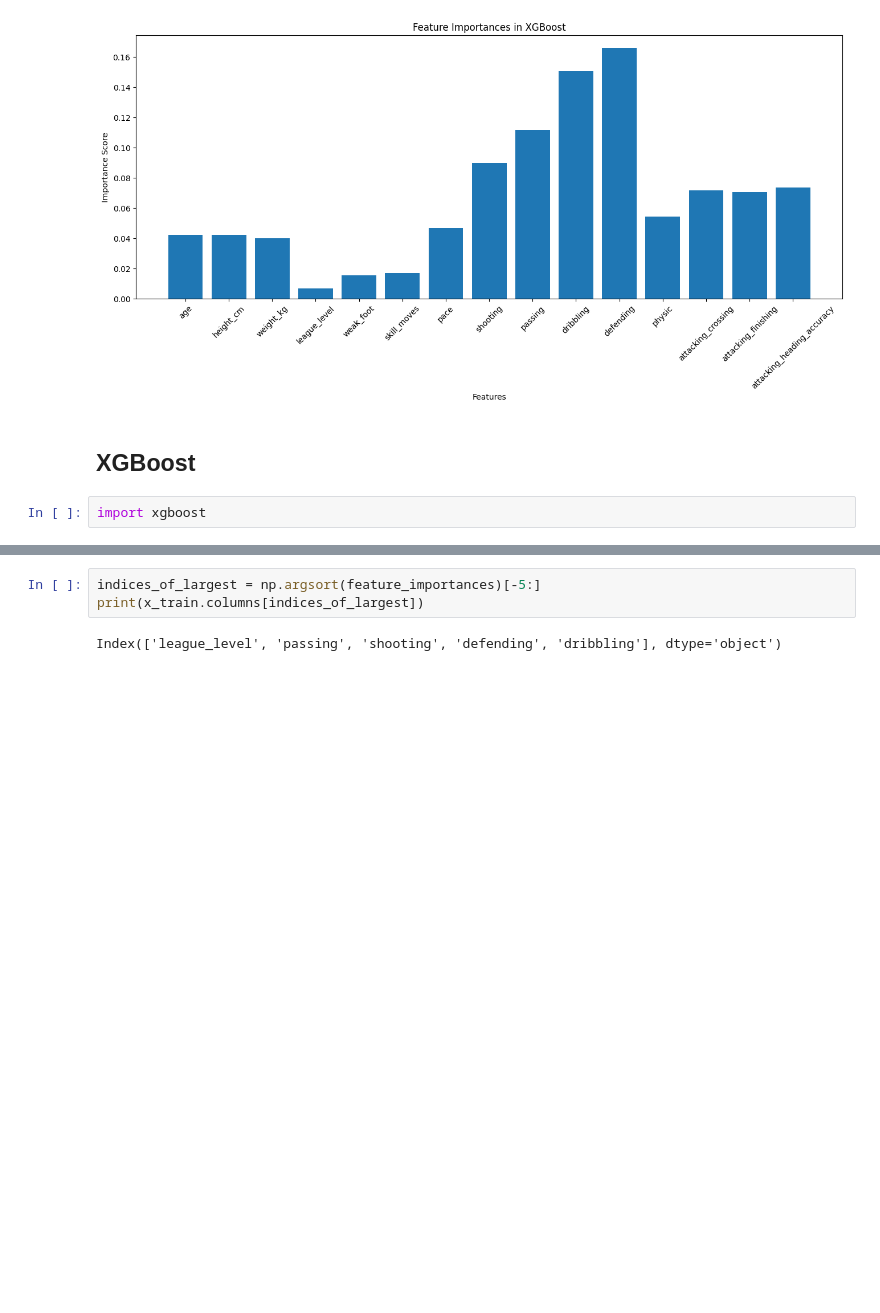
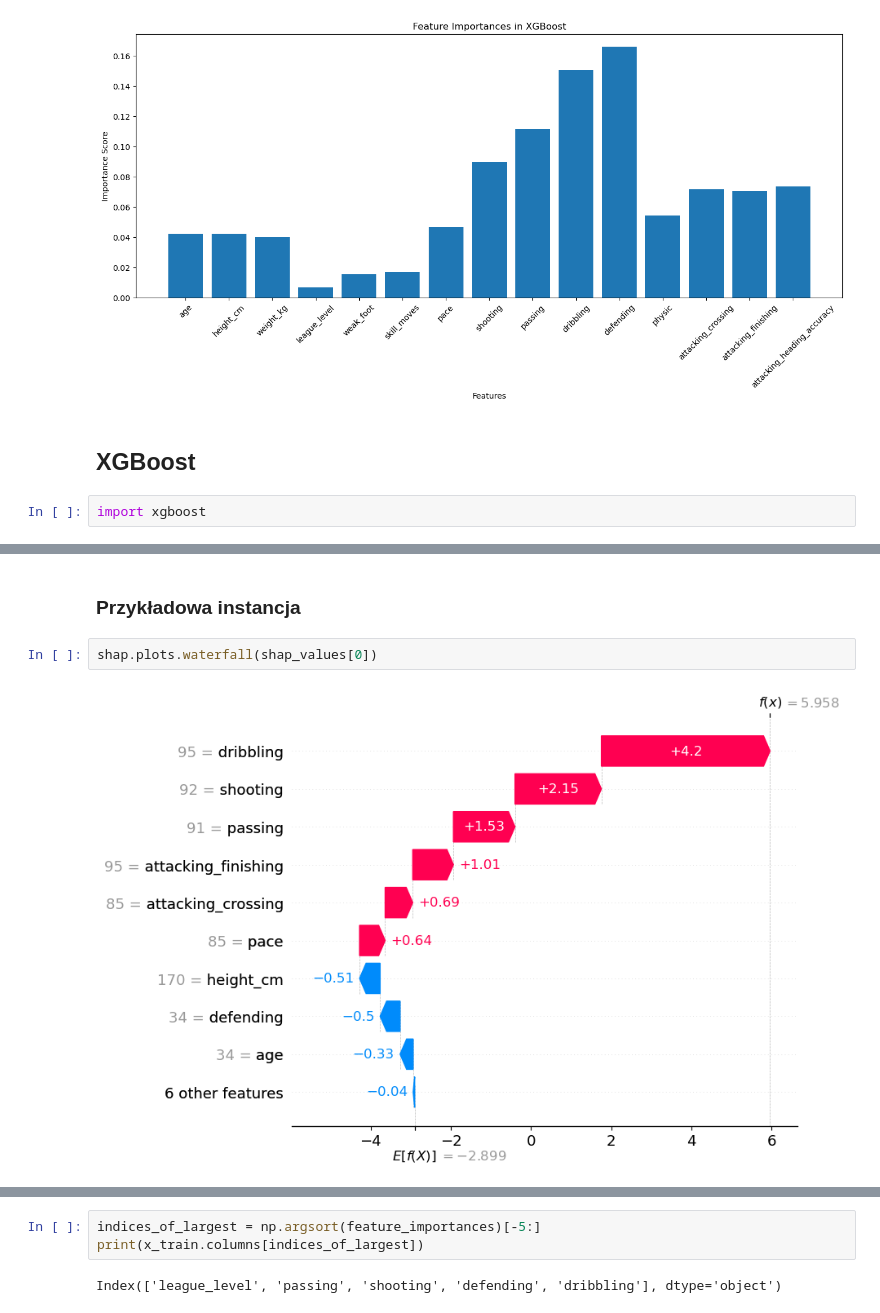
Before and after one commit to wojtek2288/ppd-projekt, a Jupyter notebook: ppd_projekt.ipynb, the cells around one changed output, grey strips where cells are left out. Cells and saved outputs as stored; diff of their text form; blank space fills up the shorter version.

```diff
--- a/ppd_projekt.ipynb
+++ b/ppd_projekt.ipynb
@@ -737 +705,7 @@ Gini test: 0.92
+# %% [markdown]
+### Przykładowa instancja
+# %%
+shap.plots.waterfall(shap_values[0])
+# %% [output]
+[figure, added]
 # %%
```
Also changed, not shown: parts of 33 cells of this notebook.
